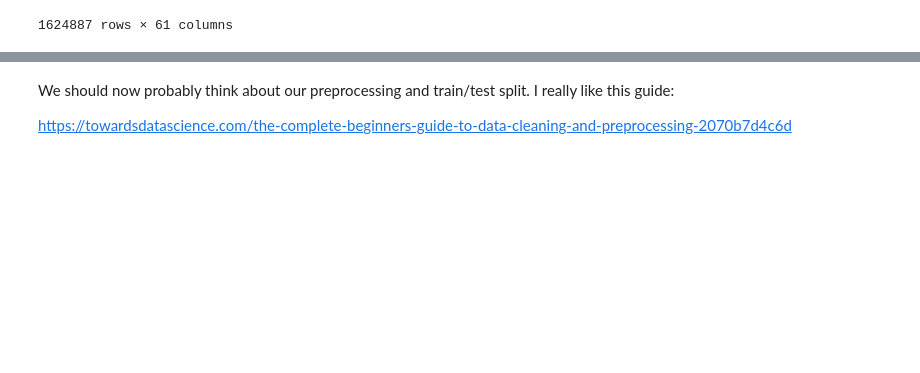
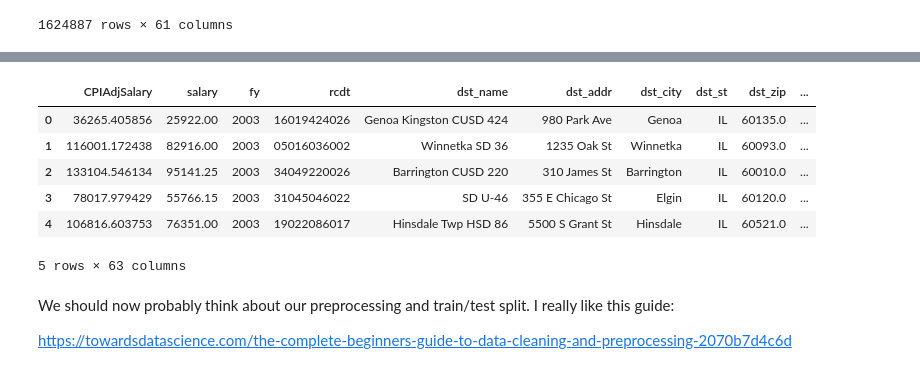
Before and after one commit to spanman888/DSC672_Teacher_Salary, a Jupyter notebook: Capstone_Teacher_Salary.ipynb, the cells around one changed output, grey strips where cells are left out. Cells and saved outputs as stored; diff of their text form; code cells hidden in the pictures; blank space fills up the shorter version.

```diff
--- a/Capstone_Teacher_Salary.ipynb
+++ b/Capstone_Teacher_Salary.ipynb
@@ -63,3 +98,34 @@ We need to look through the data to make sure the data types are consistent with
+# %%
+#Only keeping Jan 1 values for each year
+inflation = inflation[inflation['month'] == 1]
+# %%
+#Only keeping CPI Multiplier and year
+inflation = inflation.drop(['observation_date','CPIAUCNS', 'month'], axis=1)
+
+#Matching column names with data
+inflation.columns = ['CPI_Multiplier', 'fy']
+# %%
+# merge dataframe
+df = pd.merge(df, inflation, how='left', on='fy')
+# %%
+#Inflation adjusting salary by multiplying salary by CPI Multiplier
+df['CPIAdjSalary'] = df['salary'] * df['CPI_Multiplier']
+# %%
+#moving CPIAdjSalary to first column
+cols = df.columns.tolist()
+cols.insert(0, cols.pop(cols.index('CPIAdjSalary')))
+cols
+
+df = df.reindex(columns= cols)
+df.head(5)
+# %% [output]
+|  | CPIAdjSalary | salary | fy | rcdt | dst_name | dst_addr | dst_city | dst_st | dst_zip | ... |
+| 0 | 36265.405856 | 25922.00 | 2003 | 16019424026 | Genoa Kingston CUSD 424 | 980 Park Ave | Genoa | IL | 60135.0 | ... |
+| 1 | 116001.172438 | 82916.00 | 2003 | 05016036002 | Winnetka SD 36 | 1235 Oak St | Winnetka | IL | 60093.0 | ... |
+| 2 | 133104.546134 | 95141.25 | 2003 | 34049220026 | Barrington CUSD 220 | 310 James St | Barrington | IL | 60010.0 | ... |
+| 3 | 78017.979429 | 55766.15 | 2003 | 31045046022 | SD U-46 | 355 E Chicago St | Elgin | IL | 60120.0 | ... |
+| 4 | 106816.603753 | 76351.00 | 2003 | 19022086017 | Hinsdale Twp HSD 86 | 5500 S Grant St | Hinsdale | IL | 60521.0 | ... |
+5 rows × 63 columns
 # %% [markdown]
 We should now probably think about our preprocessing and train/test split. I really like this guide:
 
```
Also changed, not shown: parts of 22 cells of this notebook.
